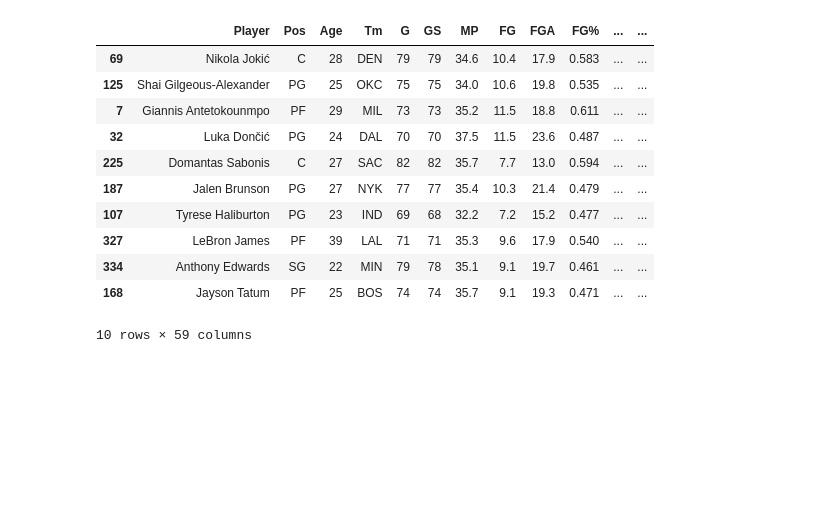
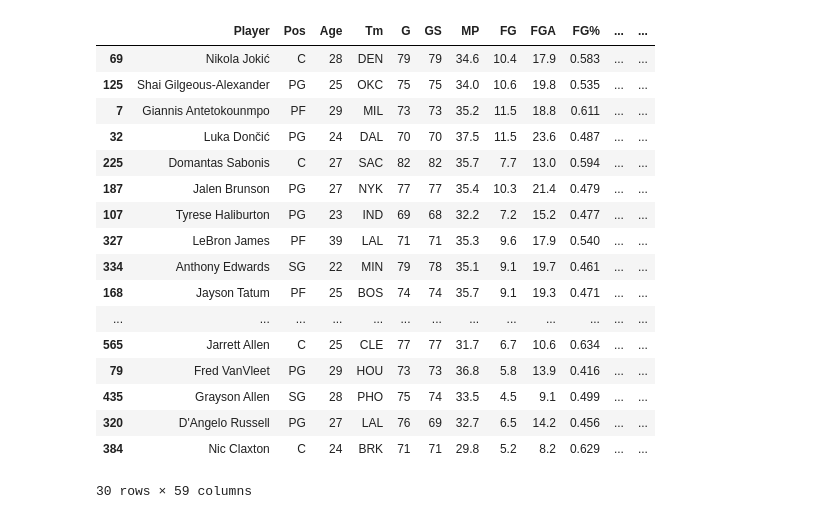
Before and after one commit to Pandabear-67/MVP_Predictor, a Jupyter notebook: MVP_Model.ipynb, the cells around one changed output. Saved outputs shown, nothing was run; the diff lists cells and outputs as text; code cells hidden in the pictures; blank space fills up the shorter version.

```diff
--- a/MVP_Model.ipynb
+++ b/MVP_Model.ipynb
@@ -47,20 +47,26 @@ combinations_XGB = combinations_XGB.sort_values("Predictions", ascending = False
 # combinations = combinations.sort_values("Predictions", ascending = False)
 # combinations["Predicted_Rank"] = list(range(1, combinations.shape[0] + 1))
 # %%
-combinations_XGB.head(10)
+combinations_XGB.head(30)
 # %% [output]
 |  | Player | Pos | Age | Tm | G | GS | MP | FG | FGA | FG% | ... | ... |
 | 69 | Nikola Jokić | C | 28 | DEN | 79 | 79 | 34.6 | 10.4 | 17.9 | 0.583 | ... | ... |
 | 125 | Shai Gilgeous-Alexander | PG | 25 | OKC | 75 | 75 | 34.0 | 10.6 | 19.8 | 0.535 | ... | ... |
 | 7 | Giannis Antetokounmpo | PF | 29 | MIL | 73 | 73 | 35.2 | 11.5 | 18.8 | 0.611 | ... | ... |
 | 32 | Luka Dončić | PG | 24 | DAL | 70 | 70 | 37.5 | 11.5 | 23.6 | 0.487 | ... | ... |
 | 225 | Domantas Sabonis | C | 27 | SAC | 82 | 82 | 35.7 | 7.7 | 13.0 | 0.594 | ... | ... |
 | 187 | Jalen Brunson | PG | 27 | NYK | 77 | 77 | 35.4 | 10.3 | 21.4 | 0.479 | ... | ... |
 | 107 | Tyrese Haliburton | PG | 23 | IND | 69 | 68 | 32.2 | 7.2 | 15.2 | 0.477 | ... | ... |
 | 327 | LeBron James | PF | 39 | LAL | 71 | 71 | 35.3 | 9.6 | 17.9 | 0.540 | ... | ... |
 | 334 | Anthony Edwards | SG | 22 | MIN | 79 | 78 | 35.1 | 9.1 | 19.7 | 0.461 | ... | ... |
 | 168 | Jayson Tatum | PF | 25 | BOS | 74 | 74 | 35.7 | 9.1 | 19.3 | 0.471 | ... | ... |
+| ... | ... | ... | ... | ... | ... | ... | ... | ... | ... | ... | ... | ... |
+| 565 | Jarrett Allen | C | 25 | CLE | 77 | 77 | 31.7 | 6.7 | 10.6 | 0.634 | ... | ... |
+| 79 | Fred VanVleet | PG | 29 | HOU | 73 | 73 | 36.8 | 5.8 | 13.9 | 0.416 | ... | ... |
+| 435 | Grayson Allen | SG | 28 | PHO | 75 | 74 | 33.5 | 4.5 | 9.1 | 0.499 | ... | ... |
+| 320 | D'Angelo Russell | PG | 27 | LAL | 76 | 69 | 32.7 | 6.5 | 14.2 | 0.456 | ... | ... |
+| 384 | Nic Claxton | C | 24 | BRK | 71 | 71 | 29.8 | 5.2 | 8.2 | 0.629 | ... | ... |
-10 rows × 59 columns
+30 rows × 59 columns
 # %%
 combinations_XGB.head(5).to_csv("XGB_predictions.csv")
 # %%
```
Also changed, not shown: parts of 1 cell of this notebook, 2 other files.
